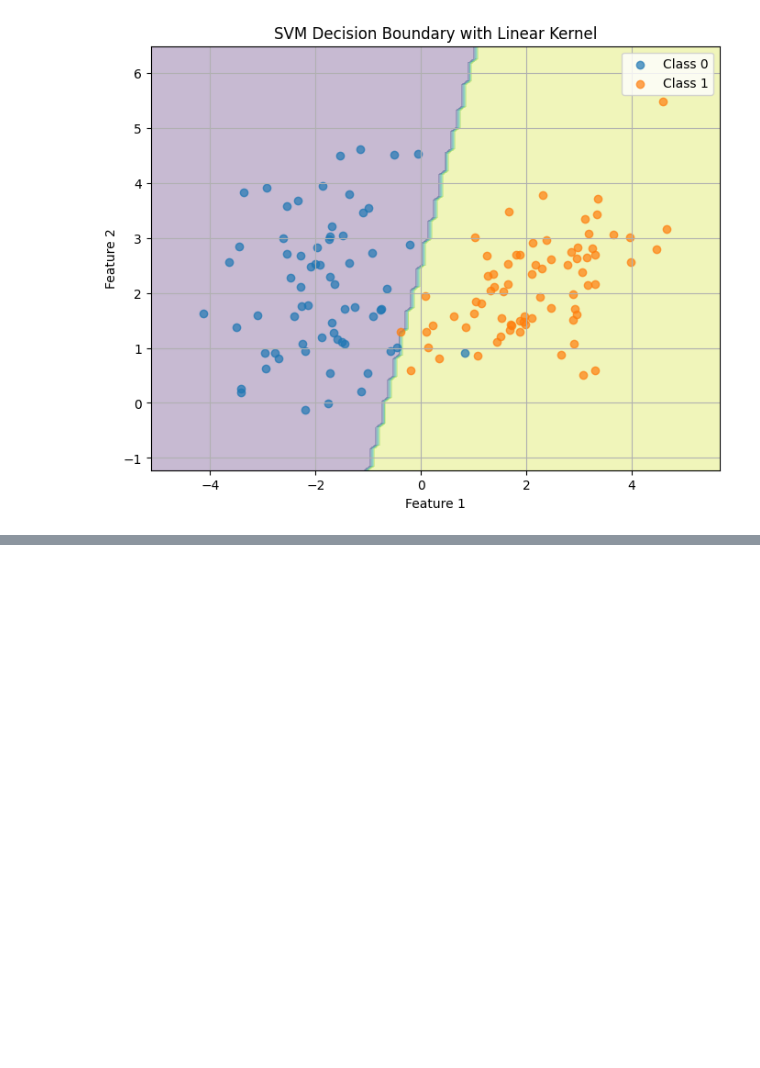
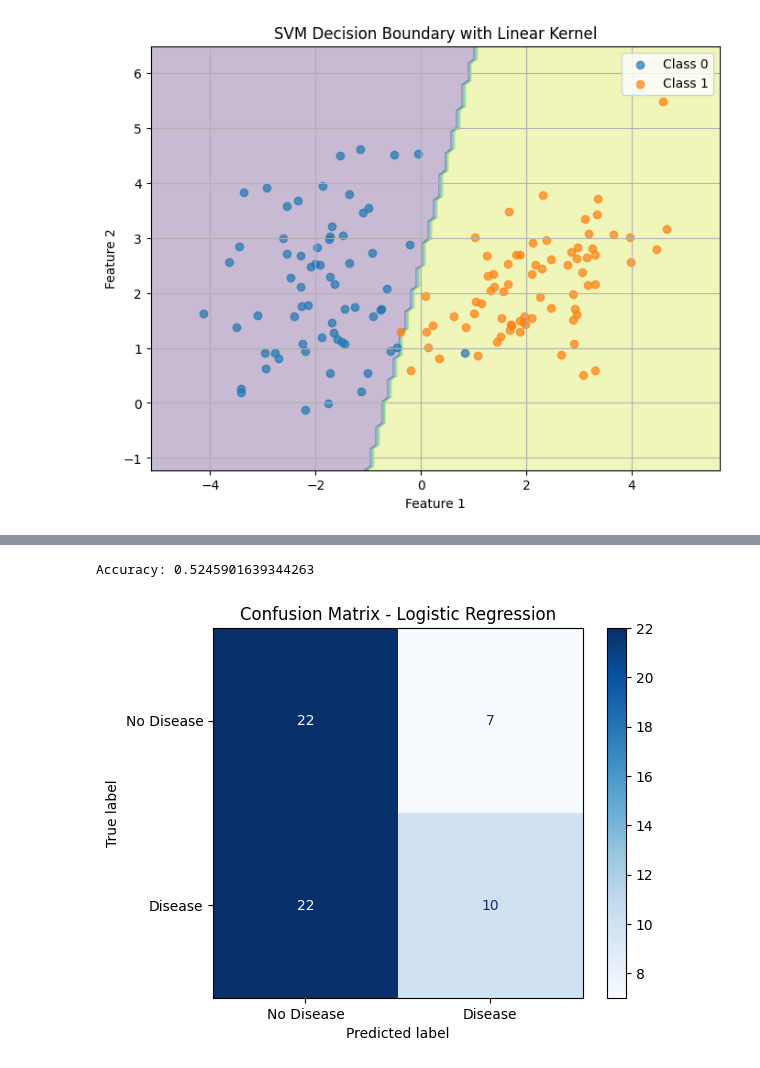
Before and after one commit to cosmintianu/ML-Algorithms-Behavior-Analysis, a Jupyter notebook: MainCosmin.ipynb, the cells around one changed output, grey strips where cells are left out. Cells and saved outputs as stored; diff of their text form; code cells hidden in the pictures; blank space fills up the shorter version.

```diff
--- a/MainCosmin.ipynb
+++ b/MainCosmin.ipynb
@@ -500,0 +499,12 @@ Testing Accuracy: 96.67%
+# %%
+from ucimlrepo import fetch_ucirepo
+
+# fetch dataset
+heart_disease = fetch_ucirepo(id=45)
+
+# data (as pandas dataframes)
+X = heart_disease.data.features
+
+# only 2 predictors for easire of use
+
+X.head()
@@ -500,0 +518,4 @@ Testing Accuracy: 96.67%
+# %%
+X = X[["age", "chol"]]
+
+X.head()
@@ -500,0 +529,7 @@ Testing Accuracy: 96.67%
+# %%
+y = heart_disease.data.targets
+
+# 0 means absence, 1,2,3,4 means presence so we make it as a binary classification
+y = (y > 0).astype(int)
+
+y.head()
@@ -500,0 +543,24 @@ Testing Accuracy: 96.67%
+# %%
+y = y.values.ravel()
+
+
+X_train, X_test, y_train, y_test = train_test_split(X, y, test_size=0.2, random_state=42)
+
+# Fit logistic regression
+model = LogisticRegression()
+model.fit(X_train, y_train)
+
+# Predictions
+y_pred = model.predict(X_test)
+acc = accuracy_score(y_test, y_pred)
+print("Accuracy:", acc)
+# %% [output]
+Accuracy: 0.5245901639344263
+# %%
+cm = confusion_matrix(y_test, y_pred)
+disp = ConfusionMatrixDisplay(confusion_matrix=cm, display_labels=["No Disease", "Disease"])
+disp.plot(cmap="Blues")
+plt.title("Confusion Matrix - Logistic Regression")
+plt.show()
+# %% [output]
+[figure, added]
```
Also changed, not shown: parts of 15 cells of this notebook.
